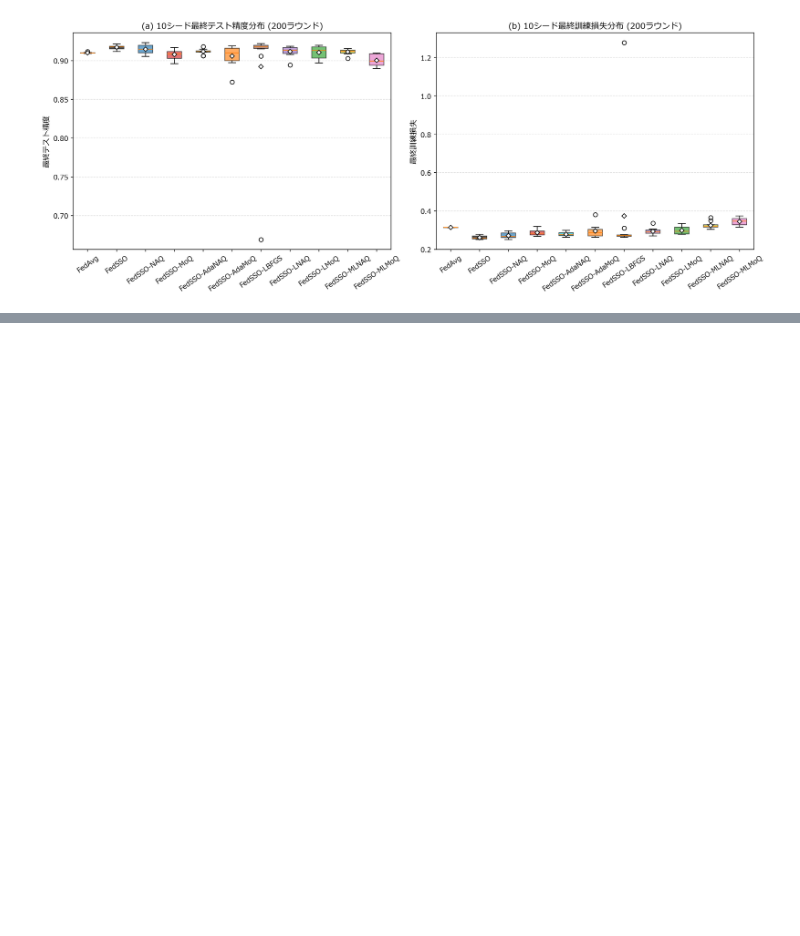
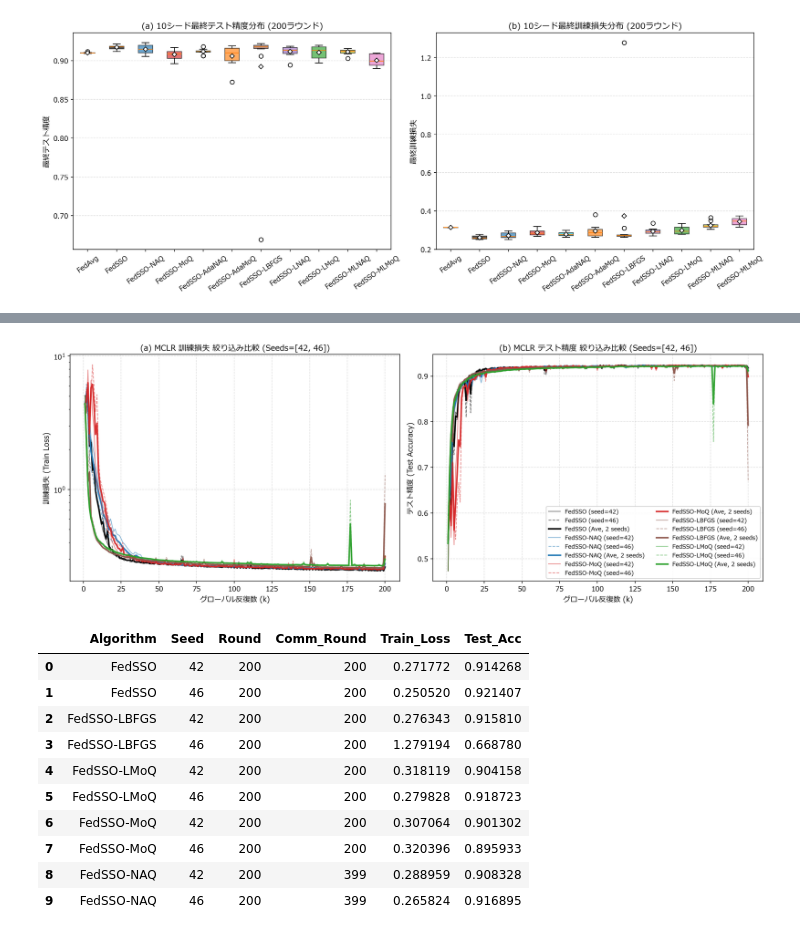
Before and after one commit to wsgames0w0/fedsso_moq, a Jupyter notebook: ex001/ex001.ipynb, the cells around one changed output, grey strips where cells are left out. Drawn from its saved outputs; the diff is of its cells as text; code cells hidden in the pictures; blank space fills up the shorter version.

```diff
--- a/ex001/ex001.ipynb
+++ b/ex001/ex001.ipynb
@@ -240,0 +248,34 @@ plt.show()
+# %%
+# ここを変更して特定のシード値・アルゴリズムのグラフを表示
+# 利用可能なアルゴリズム:
+#   ["FedAvg", "FedSSO", "FedSSO-NAQ", "FedSSO-MoQ", "FedSSO-AdaNAQ", "FedSSO-AdaMoQ",
+#    "FedSSO-LBFGS", "FedSSO-LNAQ", "FedSSO-LMoQ", "FedSSO-MLNAQ", "FedSSO-MLMoQ"]
+#   None を指定すると全手法が対象になります
+# 利用可能なシード値: [42, 43, 44, 45, 46, 47, 48, 49, 50, 51] (None で全シード対象)
+SELECTED_ALGOS = ["FedSSO", "FedSSO-NAQ", "FedSSO-MoQ", "FedSSO-LBFGS", "FedSSO-LMoQ"]
+SELECTED_SEEDS = [42, 46]   # 例: [46] にすると LBFGS のシード46 単独比較、None で全10シード
+X_AXIS_MODE = "round"       # "round" (反復数) または "comm" (累積通信ラウンド数)
+SHOW_MEAN_CURVE = True      # 複数シード指定時に平均太線を重ね描きするか
+
+filtered_ex1_df = plot_filtered_mclr_results(
+    selected_algos=SELECTED_ALGOS,
+    selected_seeds=SELECTED_SEEDS,
+    history_csv_path="../datasets/ex001_mclr_history.csv",
+    log_dir="../datasets/ex001_mclr_logs",
+    x_axis=X_AXIS_MODE,
+    show_mean=SHOW_MEAN_CURVE,
+)
+filtered_ex1_df
+# %% [output]
+[figure, added]
+|  | Algorithm | Seed | Round | Comm_Round | Train_Loss | Test_Acc |
+| 0 | FedSSO | 42 | 200 | 200 | 0.271772 | 0.914268 |
+| 1 | FedSSO | 46 | 200 | 200 | 0.250520 | 0.921407 |
+| 2 | FedSSO-LBFGS | 42 | 200 | 200 | 0.276343 | 0.915810 |
+| 3 | FedSSO-LBFGS | 46 | 200 | 200 | 1.279194 | 0.668780 |
+| 4 | FedSSO-LMoQ | 42 | 200 | 200 | 0.318119 | 0.904158 |
+| 5 | FedSSO-LMoQ | 46 | 200 | 200 | 0.279828 | 0.918723 |
+| 6 | FedSSO-MoQ | 42 | 200 | 200 | 0.307064 | 0.901302 |
+| 7 | FedSSO-MoQ | 46 | 200 | 200 | 0.320396 | 0.895933 |
+| 8 | FedSSO-NAQ | 42 | 200 | 399 | 0.288959 | 0.908328 |
+| 9 | FedSSO-NAQ | 46 | 200 | 399 | 0.265824 | 0.916895 |
```
Also changed, not shown: parts of 3 cells of this notebook, 6 other files.
